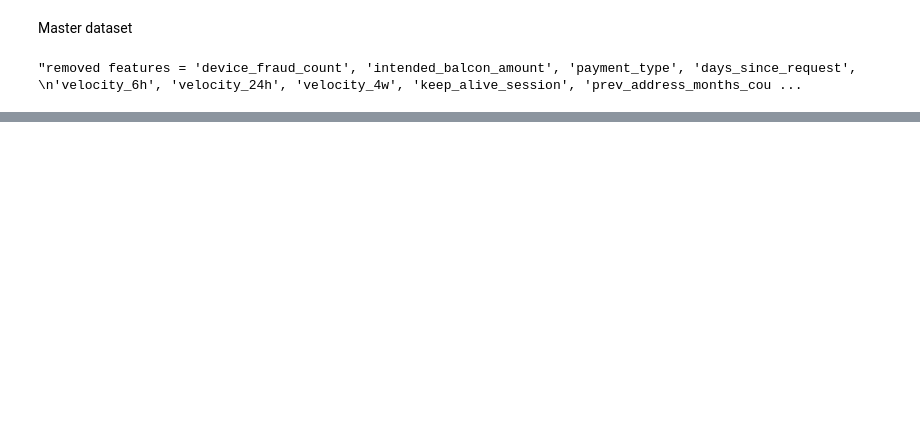
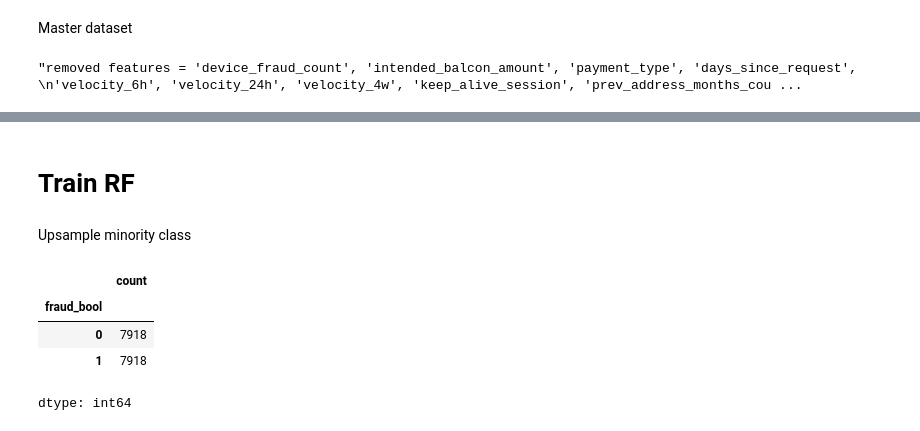
Before and after one commit to MDankloff/Cluster-Bias-Disco, a Jupyter notebook: BAFV2data_preprocessing.ipynb, the cells around one changed output, grey strips where cells are left out. Drawn from its saved outputs; the diff is of its cells as text; code cells hidden in the pictures; blank space fills up the shorter version.

```diff
--- a/BAFV2data_preprocessing.ipynb
+++ b/BAFV2data_preprocessing.ipynb
@@ -276,0 +342,4 @@ memory usage: 2.0+ MB
+# %% [markdown]
+# Train RF
+# %% [markdown]
+Upsample minority class
@@ -276,0 +360,10 @@ memory usage: 2.0+ MB
+# %%
+X = v2_upsampled.drop(columns = ['fraud_bool'], axis = 1)
+Y = v2_upsampled['fraud_bool']
+Y.value_counts()
+# %% [output]
+|  | count |
+| fraud_bool |  |
+| 0 | 7918 |
+| 1 | 7918 |
+dtype: int64
```
Also changed, not shown: parts of 25 cells of this notebook.
